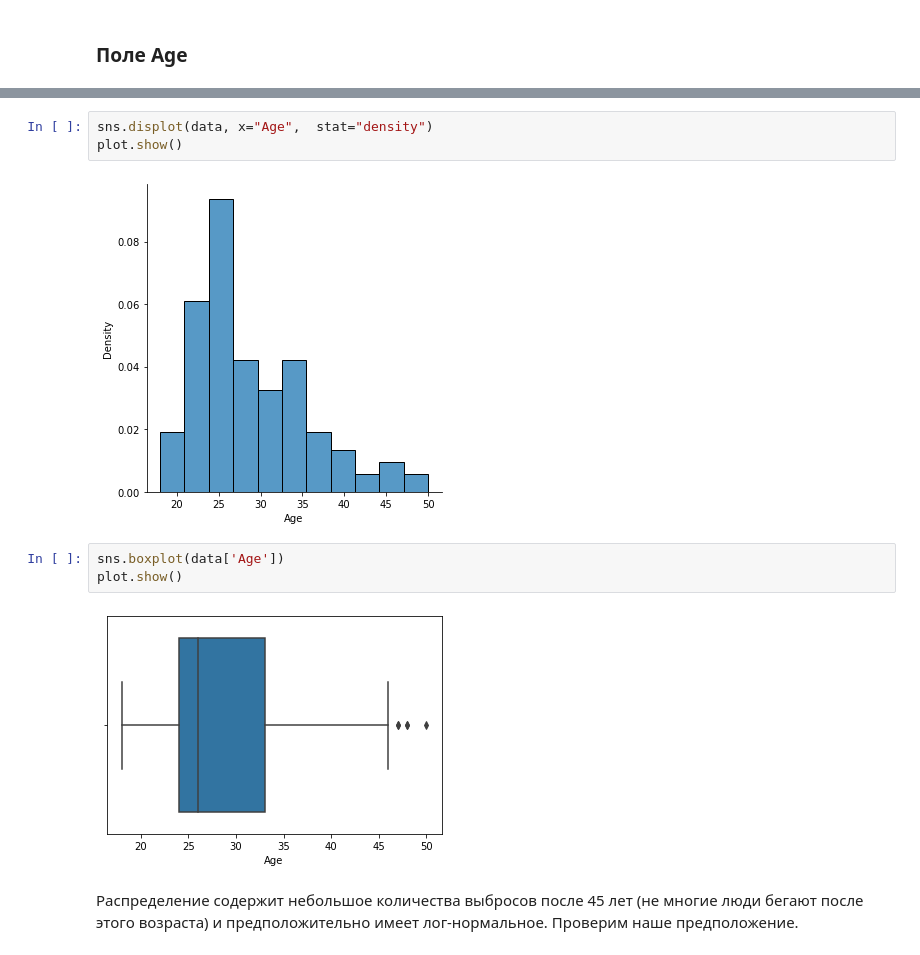
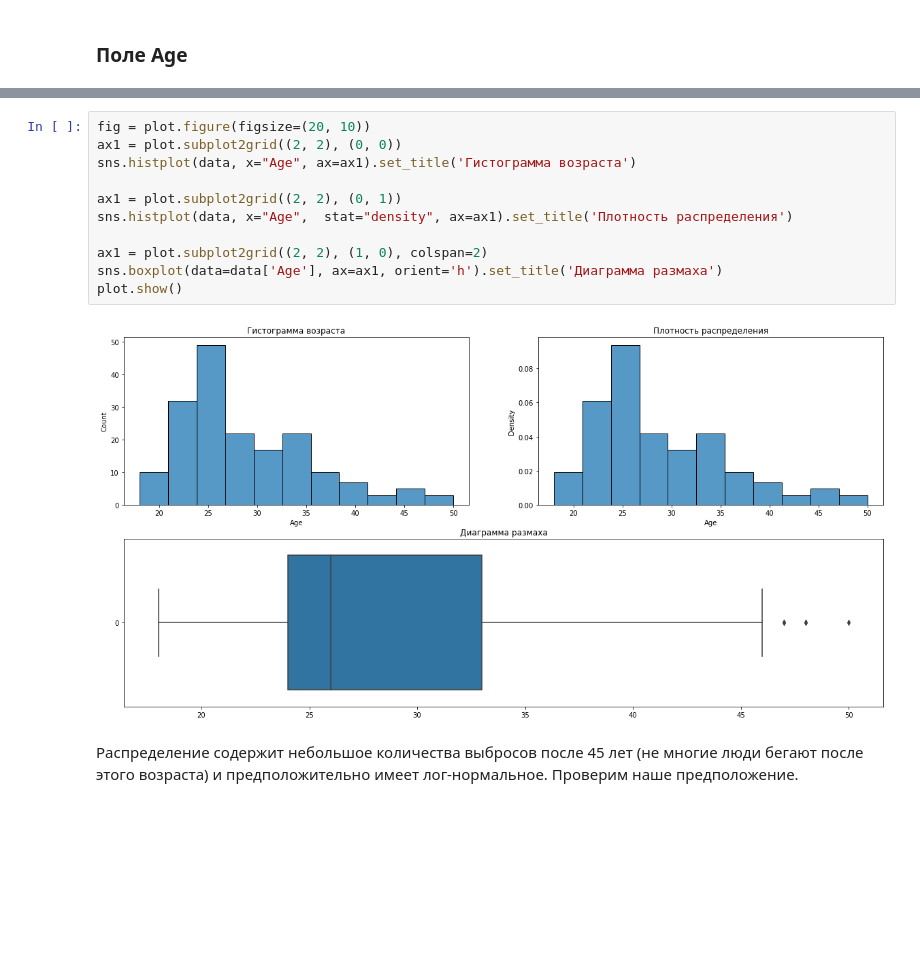
Before and after one commit to Chularev/kaggle_competitions, a Jupyter notebook: CardioGoodFitness/notebook.ipynb, the cells around one changed output, grey strips where cells are left out. Drawn from its saved outputs; the diff is of its cells as text; blank space fills up the shorter version.

```diff
--- a/CardioGoodFitness/notebook.ipynb
+++ b/CardioGoodFitness/notebook.ipynb
@@ -70,13 +65,16 @@ plot.show()
-# %%
-sns.displot(data, x="Age",  stat="density")
-plot.show()
-# %% [output]
-[figure, removed]
-# %%
-sns.boxplot(data['Age'])
-plot.show()
-# %% [output]
-[figure, removed]
+# %%
+fig = plot.figure(figsize=(20, 10))
+ax1 = plot.subplot2grid((2, 2), (0, 0))
+sns.histplot(data, x="Age", ax=ax1).set_title('Гистограмма возраста')
+
+ax1 = plot.subplot2grid((2, 2), (0, 1))
+sns.histplot(data, x="Age",  stat="density", ax=ax1).set_title('Плотность распределения')
+
+ax1 = plot.subplot2grid((2, 2), (1, 0), colspan=2)
+sns.boxplot(data=data['Age'], ax=ax1, orient='h').set_title('Диаграмма размаха')
+plot.show()
+# %% [output]
+[figure, added]
 # %% [markdown]
 Распределение содержит небольшое количества выбросов после 45 лет (не многие люди бегают после этого возраста) и предположительно имеет лог-нормальное. Проверим наше предположение.
 # %% [markdown]
```
Also changed, not shown: parts of 1 cell of this notebook.
